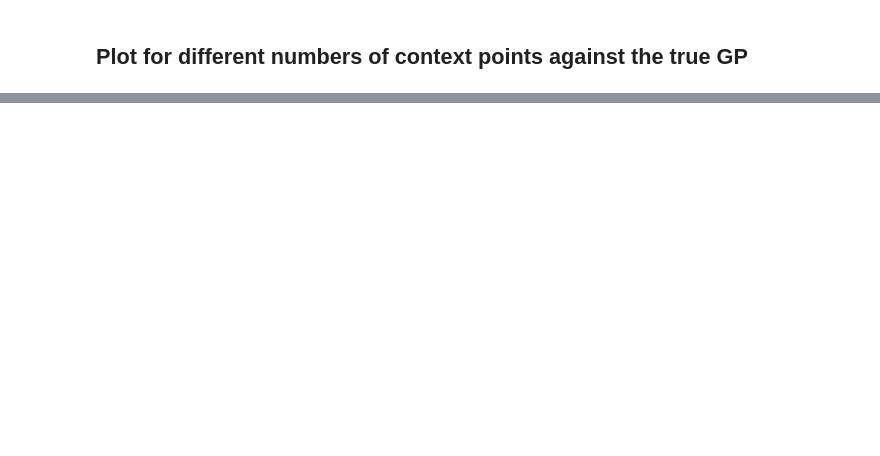
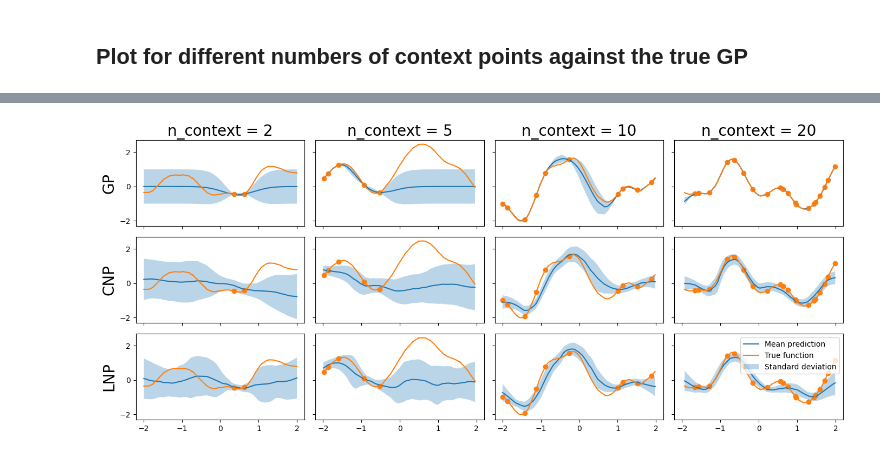
Before and after one commit to tonywu71/neural-processes, a Jupyter notebook: train_cnp_from_arbitrary_gp.ipynb, the cells around one changed output, grey strips where cells are left out. Saved outputs shown, nothing was run; the diff lists cells and outputs as text; code cells hidden in the pictures; blank space fills up the shorter version.

```diff
--- a/train_cnp_from_arbitrary_gp.ipynb
+++ b/train_cnp_from_arbitrary_gp.ipynb
@@ -149,7 +184,7 @@ kernel = tfp.math.psd_kernels.ExponentiatedQuadratic(length_scale=KERNEL_LENGTH_
 
 
 fig, axis = plt.subplots(3, len(list_num_context),
-                         figsize=(3*len(list_num_context), 5),
+                         figsize=(3.5*len(list_num_context), 6),
                          sharex=True,
                          sharey=True)
 
@@ -202,14 +237,15 @@ for idx_plot, num_context in enumerate(list_num_context):
 
 
 for ax, label in zip(axis[0, :], [f"n_context = {n}" for n in list_num_context]):
-    ax.set_title(label, size=18)
+    ax.set_title(label, size=20)
 
 for ax in axis.flatten()[:-1]:
     ax.get_legend().remove()
 
-axis[0, 0].set_ylabel("GP (ref)", size=18)
-axis[1, 0].set_ylabel("CNP (ours)", size=18)
-axis[2, 0].set_ylabel("LNP (ours)", size=18)
+axis[0, 0].set_ylabel("GP", size=20)
+axis[1, 0].set_ylabel("CNP", size=20)
+axis[2, 0].set_ylabel("LNP", size=20)
 
 
 fig.tight_layout()
+# %% [output]
@@ -215,0 +260 @@ fig.tight_layout()
+[figure, added]
```
Also changed, not shown: parts of 10 cells of this notebook, 2 other files.
